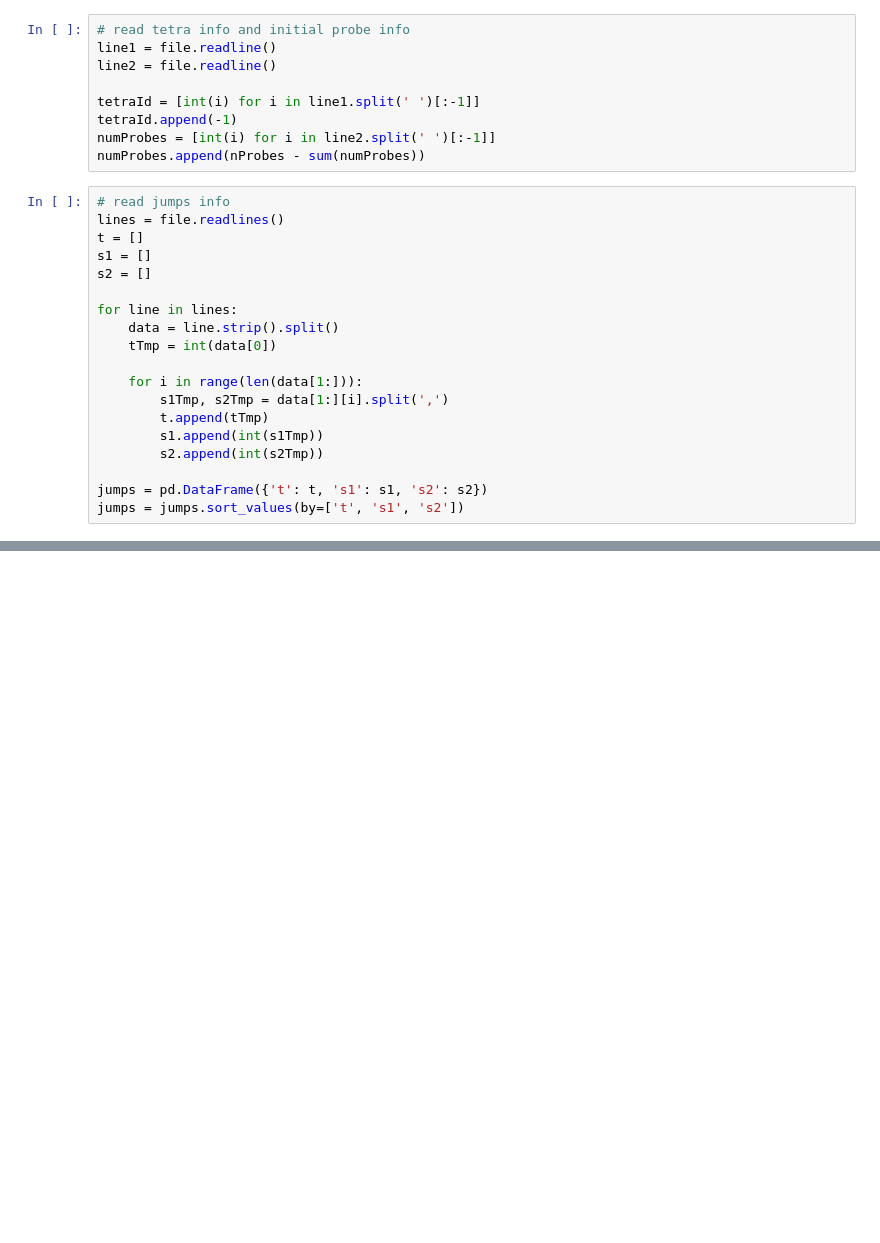
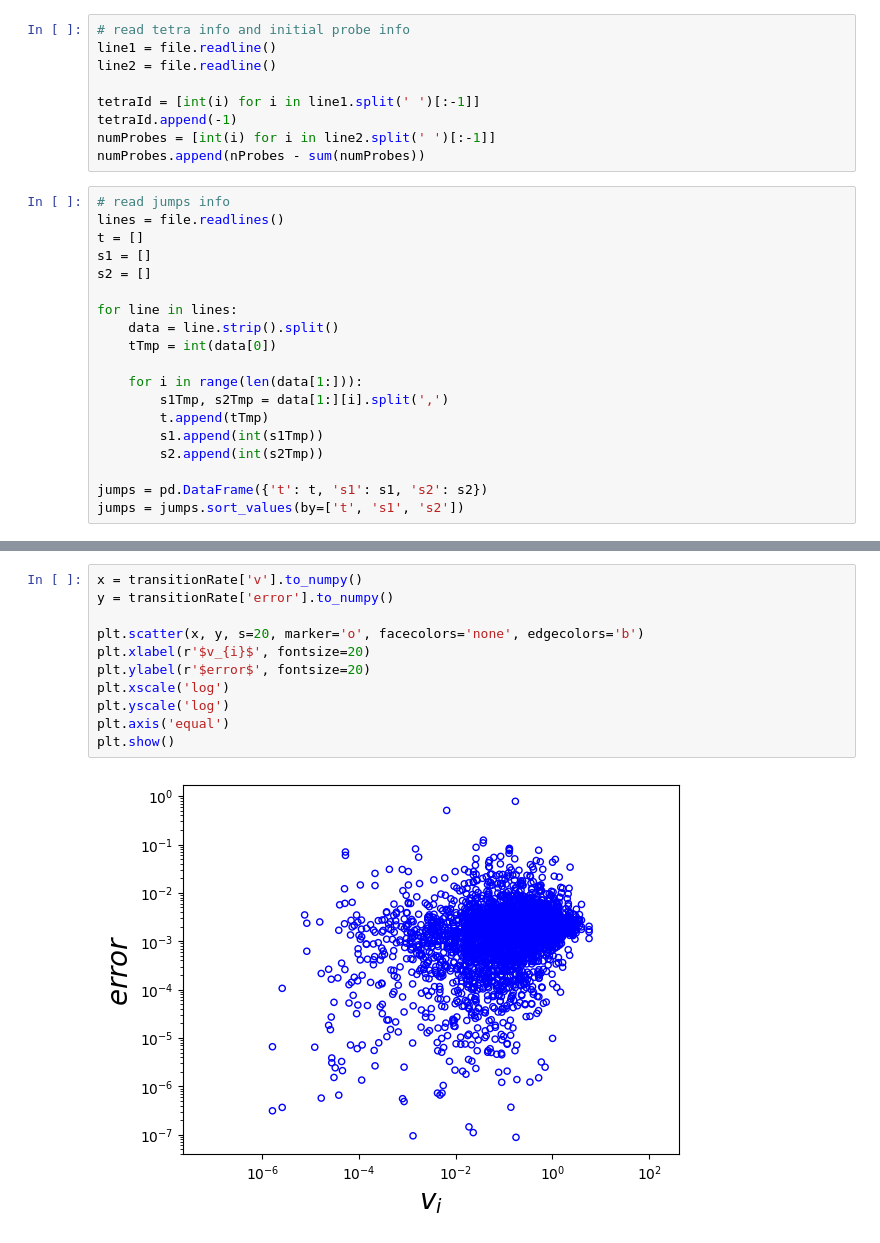
Before and after one commit to yitongphysics/LorentzModel, a Jupyter notebook: readTransition.ipynb, the cells around one changed output, grey strips where cells are left out. Drawn from its saved outputs; the diff is of its cells as text; blank space fills up the shorter version.

```diff
--- a/readTransition.ipynb
+++ b/readTransition.ipynb
@@ -114,0 +260,13 @@ plt.hist(tij, bins=50);
+# %%
+x = transitionRate['v'].to_numpy()
+y = transitionRate['error'].to_numpy()
+
+plt.scatter(x, y, s=20, marker='o', facecolors='none', edgecolors='b')
+plt.xlabel(r'$v_{i}$', fontsize=20)
+plt.ylabel(r'$error$', fontsize=20)
+plt.xscale('log')
+plt.yscale('log')
+plt.axis('equal')
+plt.show()
+# %% [output]
+[figure, added]
```
Also changed, not shown: parts of 17 cells of this notebook, 10 other files.
